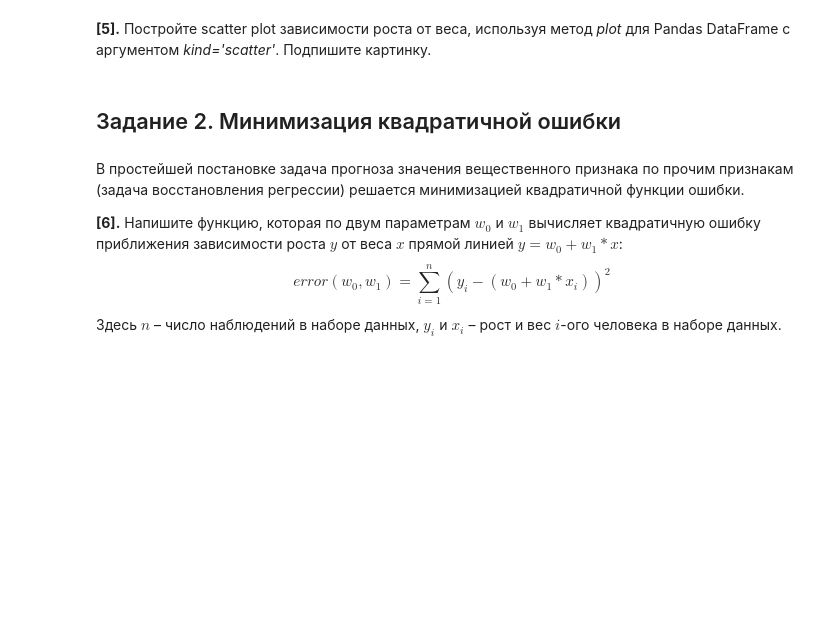
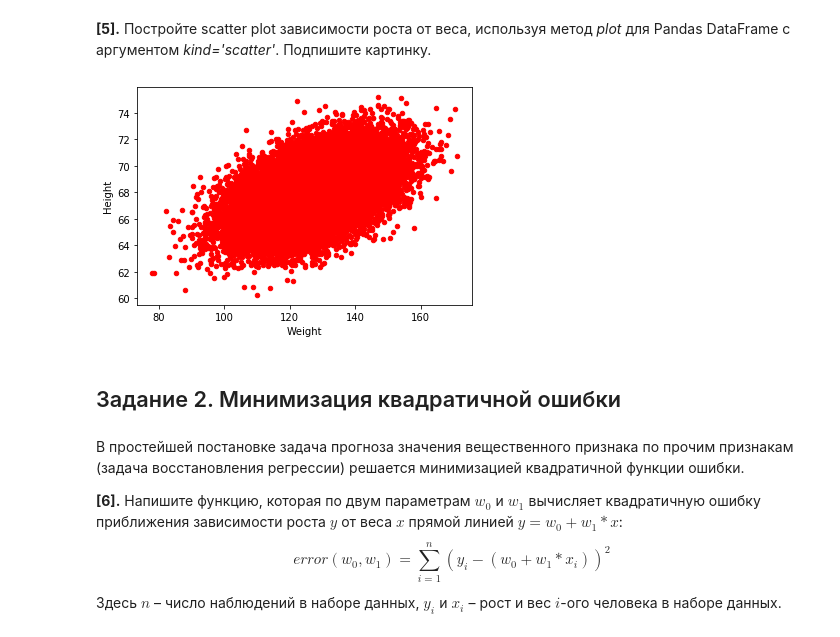
Before and after one commit to Craiglal/ML-Hometasks, a Jupyter notebook: task1/hometask.ipynb, the cells around one changed output. Drawn from its saved outputs; the diff is of its cells as text; code cells hidden in the pictures; blank space fills up the shorter version.

```diff
--- a/task1/hometask.ipynb
+++ b/task1/hometask.ipynb
@@ -116,3 +122,8 @@ data['weight_cat'] = data['Weight'].apply(weight_category)
+# %%
+data.plot(x='Weight', y='Height', kind='scatter', color='red')
+plt.show()
+# %% [output]
+[figure, added]
 # %% [markdown]
 ## Задание 2. Минимизация квадратичной ошибки
 # %% [markdown]
```
Also changed, not shown: parts of 19 cells of this notebook.
